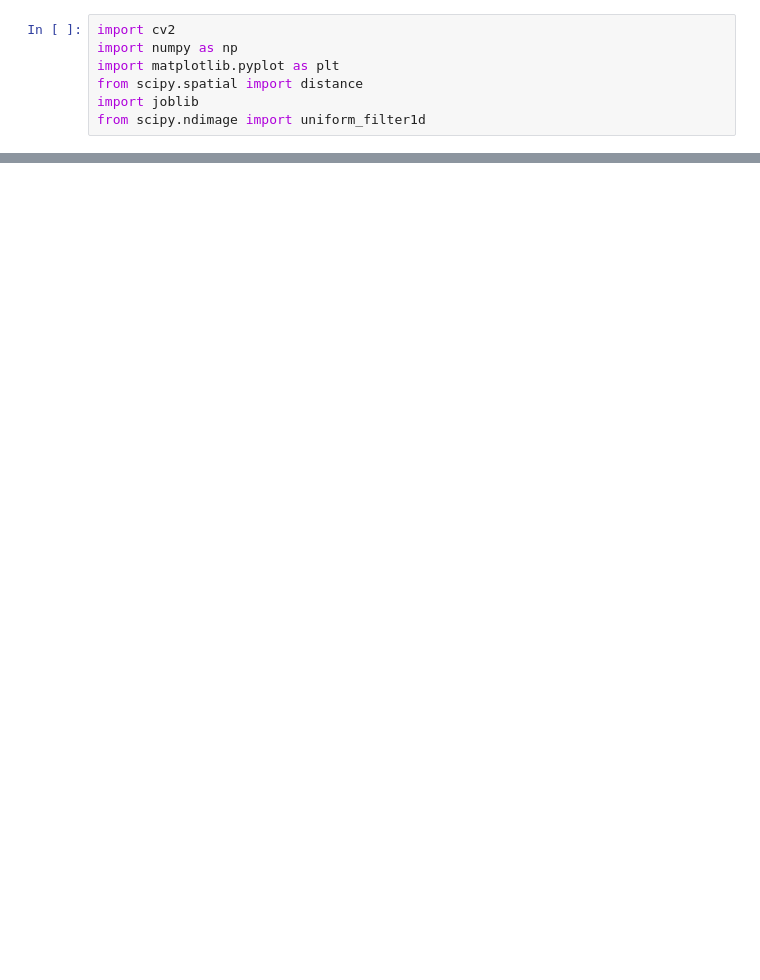
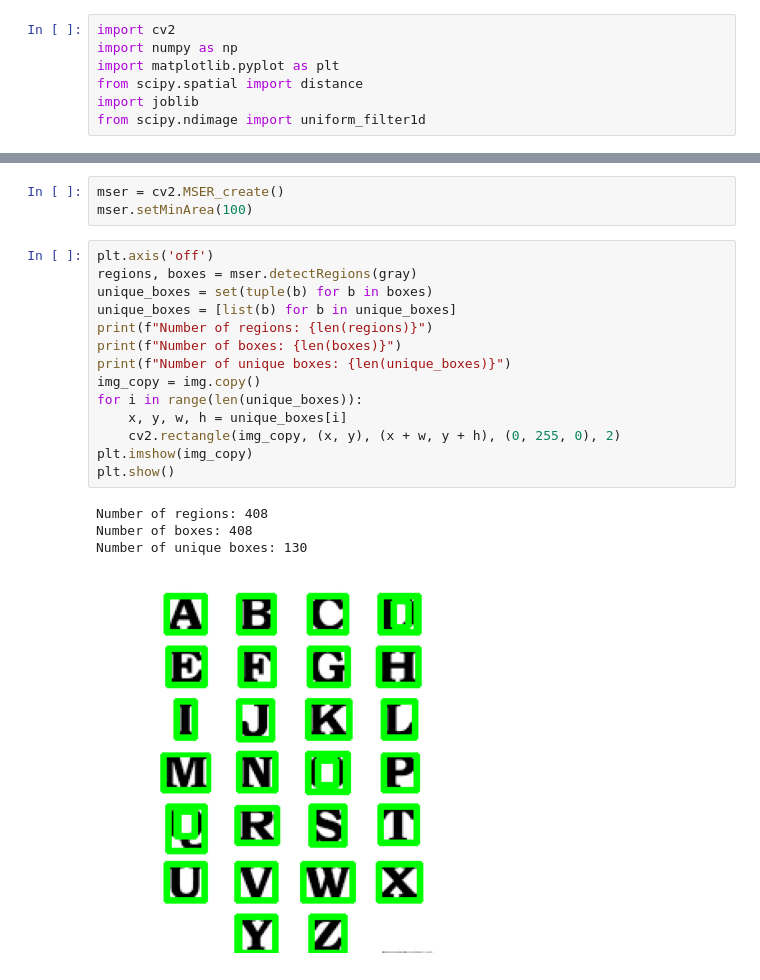
Before and after one commit to team-ronix/vidseek, a Jupyter notebook: visual/MSER.ipynb, the cells around one changed output, grey strips where cells are left out. Drawn from its saved outputs; the diff is of its cells as text; blank space fills up the shorter version.

Commit message:
MSER: work in progress

```diff
--- a/visual/MSER.ipynb
+++ b/visual/MSER.ipynb
@@ -212,0 +31,22 @@ for char in chars:
+# %%
+mser = cv2.MSER_create()
+mser.setMinArea(100)
+# %%
+plt.axis('off')
+regions, boxes = mser.detectRegions(gray)
+unique_boxes = set(tuple(b) for b in boxes)
+unique_boxes = [list(b) for b in unique_boxes]
+print(f"Number of regions: {len(regions)}")
+print(f"Number of boxes: {len(boxes)}")
+print(f"Number of unique boxes: {len(unique_boxes)}")
+img_copy = img.copy()
+for i in range(len(unique_boxes)):
+    x, y, w, h = unique_boxes[i]
+    cv2.rectangle(img_copy, (x, y), (x + w, y + h), (0, 255, 0), 2)
+plt.imshow(img_copy)
+plt.show()
+# %% [output]
+Number of regions: 408
+Number of boxes: 408
+Number of unique boxes: 130
+[figure, added]
```
Also changed, not shown: parts of 10 cells of this notebook.
